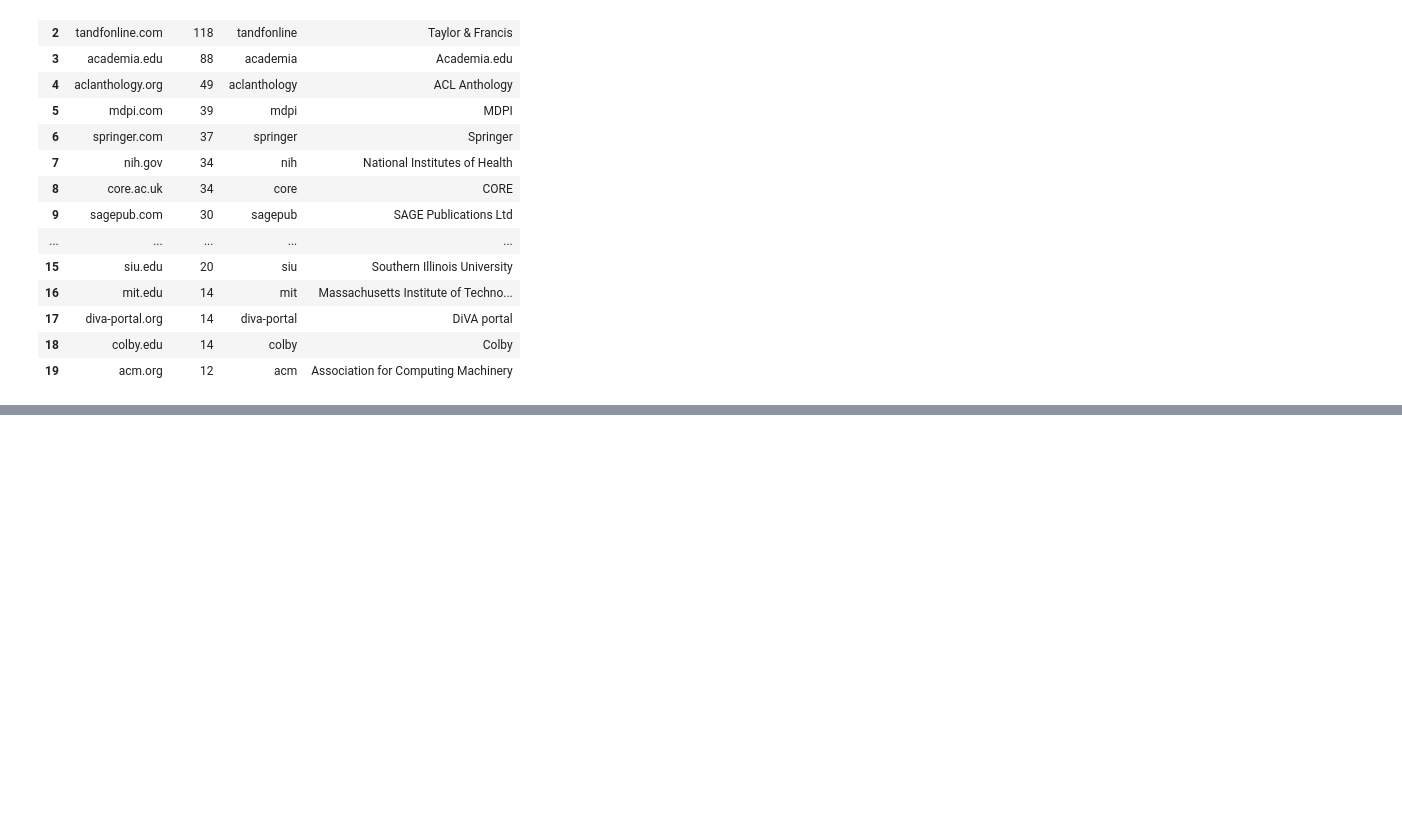
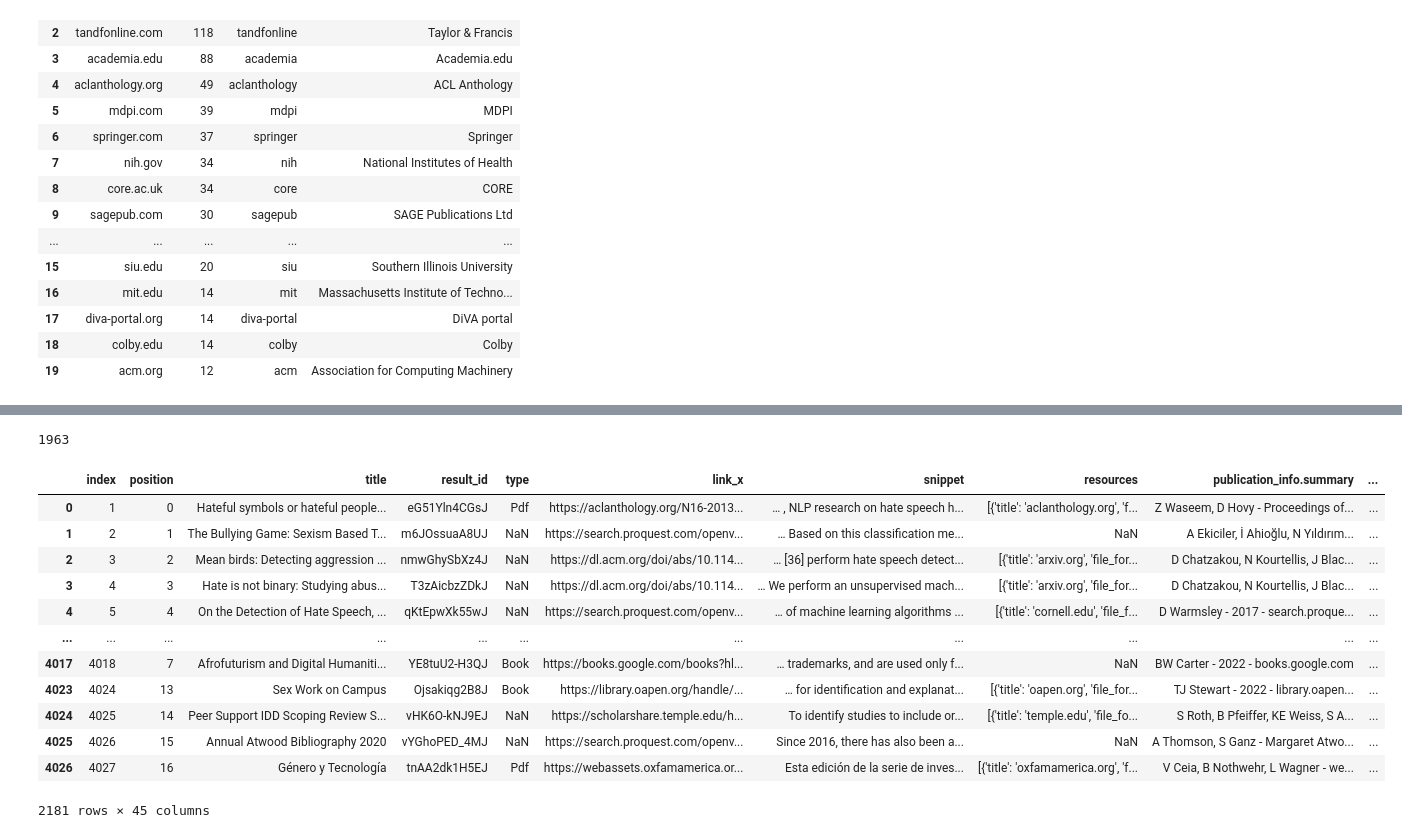
Before and after one commit to booktrackerGirl/Data-wrangling-and-analysis, a Jupyter notebook: Google Scholar Search/SerpAPI/serpapi_analysis.ipynb, the cells around one changed output, grey strips where cells are left out. Saved outputs shown, nothing was run; the diff lists cells and outputs as text; code cells hidden in the pictures; blank space fills up the shorter version.

```diff
--- a/Google Scholar Search/SerpAPI/serpapi_analysis.ipynb
+++ b/Google Scholar Search/SerpAPI/serpapi_analysis.ipynb
@@ -417,0 +462,15 @@ sns.despine(left=True, bottom=True)
+# %%
+nested_authors2 =  pd.json_normalize(authors[1])
+nested_authors2['index'] = range(1, len(nested_authors2) + 1)
+nested_authors3 = pd.json_normalize(authors[2])
+nested_authors3['index'] = range(1, len(nested_authors3) + 1)
+
+# Do a lot of them have second and third authors?
+#len(nested_authors3['name'].unique())  #404
+#len(nested_authors2['name'].unique()) #923
+# %%
+nested_authors4 = pd.json_normalize(authors[3]) #110
+nested_authors4['index'] = range(1, len(nested_authors4) + 1)
+nested_authors5 = pd.json_normalize(authors[4]) #15
+nested_authors5['index'] = range(1, len(nested_authors5) + 1)
+len(nested_authors5['name'].unique())
@@ -417,0 +490,15 @@ sns.despine(left=True, bottom=True)
+# %%
+# Merge the two dataframes
+
+#only run once
+data = pd.merge(data, nested_authors1, on="index", how="left")
+data = data.rename(columns={"name": "author_name_1", "author_id": "author_id_1"})
+# %%
+data = pd.merge(data, nested_authors2, on="index", how="left")
+data = data.rename(columns={"name": "author_name_2", "author_id": "author_id_2"})
+data = pd.merge(data, nested_authors3, on="index", how="left").rename(columns={"name": "author_name_3", "author_id": "author_id_3"})
+data = pd.merge(data, nested_authors4, on="index", how="left").rename(columns={"name": "author_name_4", "author_id": "author_id_4"})
+data = pd.merge(data, nested_authors5, on="index", how="left").rename(columns={"name": "author_name_5", "author_id": "author_id_5"})
+
+#data = pd.merge(data, nested_authors4, on="index", how="left")
+#data = pd.merge(data, nested_authors4, on="index", how="left")
@@ -417,0 +527,24 @@ sns.despine(left=True, bottom=True)
+# %%
+len(data['author_name_1'].unique()) #1963
+# %% [output]
+1963
+# %%
+# take a subset of the data which has values for the 'author_name_1' column
+# only 1st author taken into consideration here because of their name HAS to be there
+
+data_auth = data.dropna(subset=['author_name_1']) # to drop the rows which do not have the names of first authors
+data_auth
+# %% [output]
+|  | index | position | title | result_id | type | link_x | snippet | resources | publication_info.summary | ... |
+| 0 | 1 | 0 | Hateful symbols or hateful people... | eG51Yln4CGsJ | Pdf | https://aclanthology.org/N16-2013... | … , NLP research on hate speech h... | [{'title': 'aclanthology.org', 'f... | Z Waseem, D Hovy - Proceedings of... | ... |
+| 1 | 2 | 1 | The Bullying Game: Sexism Based T... | m6JOssuaA8UJ | NaN | https://search.proquest.com/openv... | … Based on this classification me... | NaN | A Ekiciler, İ Ahioğlu, N Yıldırım... | ... |
+| 2 | 3 | 2 | Mean birds: Detecting aggression ... | nmwGhySbXz4J | NaN | https://dl.acm.org/doi/abs/10.114... | … [36] perform hate speech detect... | [{'title': 'arxiv.org', 'file_for... | D Chatzakou, N Kourtellis, J Blac... | ... |
+| 3 | 4 | 3 | Hate is not binary: Studying abus... | T3zAicbzZDkJ | NaN | https://dl.acm.org/doi/abs/10.114... | … We perform an unsupervised mach... | [{'title': 'arxiv.org', 'file_for... | D Chatzakou, N Kourtellis, J Blac... | ... |
+| 4 | 5 | 4 | On the Detection of Hate Speech, ... | qKtEpwXk55wJ | NaN | https://search.proquest.com/openv... | … of machine learning algorithms ... | [{'title': 'cornell.edu', 'file_f... | D Warmsley - 2017 - search.proque... | ... |
+| ... | ... | ... | ... | ... | ... | ... | ... | ... | ... | ... |
+| 4017 | 4018 | 7 | Afrofuturism and Digital Humaniti... | YE8tuU2-H3QJ | Book | https://books.google.com/books?hl... | … trademarks, and are used only f... | NaN | BW Carter - 2022 - books.google.com | ... |
+| 4023 | 4024 | 13 | Sex Work on Campus | Ojsakiqg2B8J | Book | https://library.oapen.org/handle/... | … for identification and explanat... | [{'title': 'oapen.org', 'file_for... | TJ Stewart - 2022 - library.oapen... | ... |
+| 4024 | 4025 | 14 | Peer Support IDD Scoping Review S... | vHK6O-kNJ9EJ | NaN | https://scholarshare.temple.edu/h... | To identify studies to include or... | [{'title': 'temple.edu', 'file_fo... | S Roth, B Pfeiffer, KE Weiss, S A... | ... |
+| 4025 | 4026 | 15 | Annual Atwood Bibliography 2020 | vYGhoPED_4MJ | NaN | https://search.proquest.com/openv... | Since 2016, there has also been a... | NaN | A Thomson, S Ganz - Margaret Atwo... | ... |
+| 4026 | 4027 | 16 | Género y Tecnología | tnAA2dk1H5EJ | Pdf | https://webassets.oxfamamerica.or... | Esta edición de la serie de inves... | [{'title': 'oxfamamerica.org', 'f... | V Ceia, B Nothwehr, L Wagner - we... | ... |
+2181 rows × 45 columns
```
Also changed, not shown: parts of 11 cells of this notebook.
